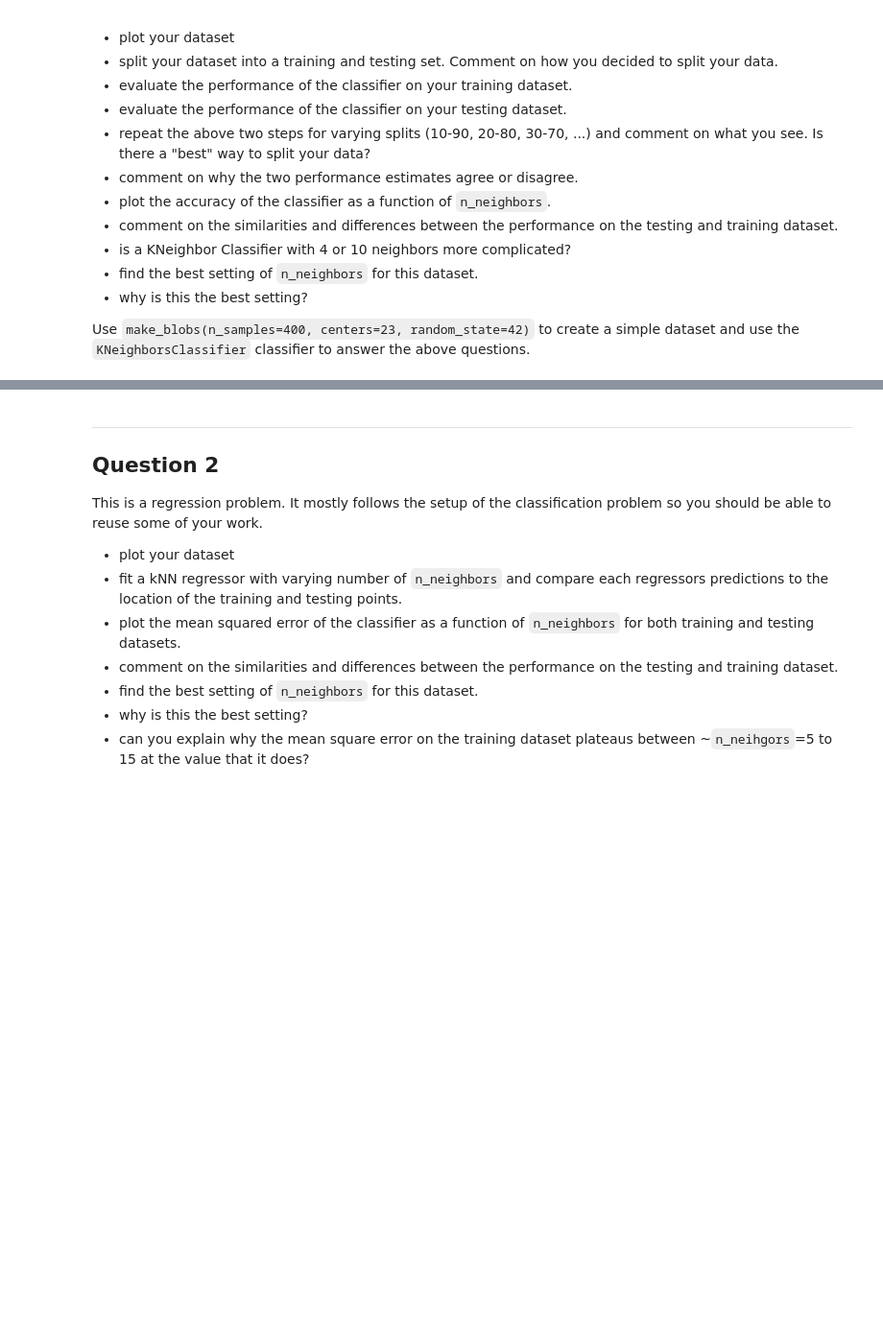
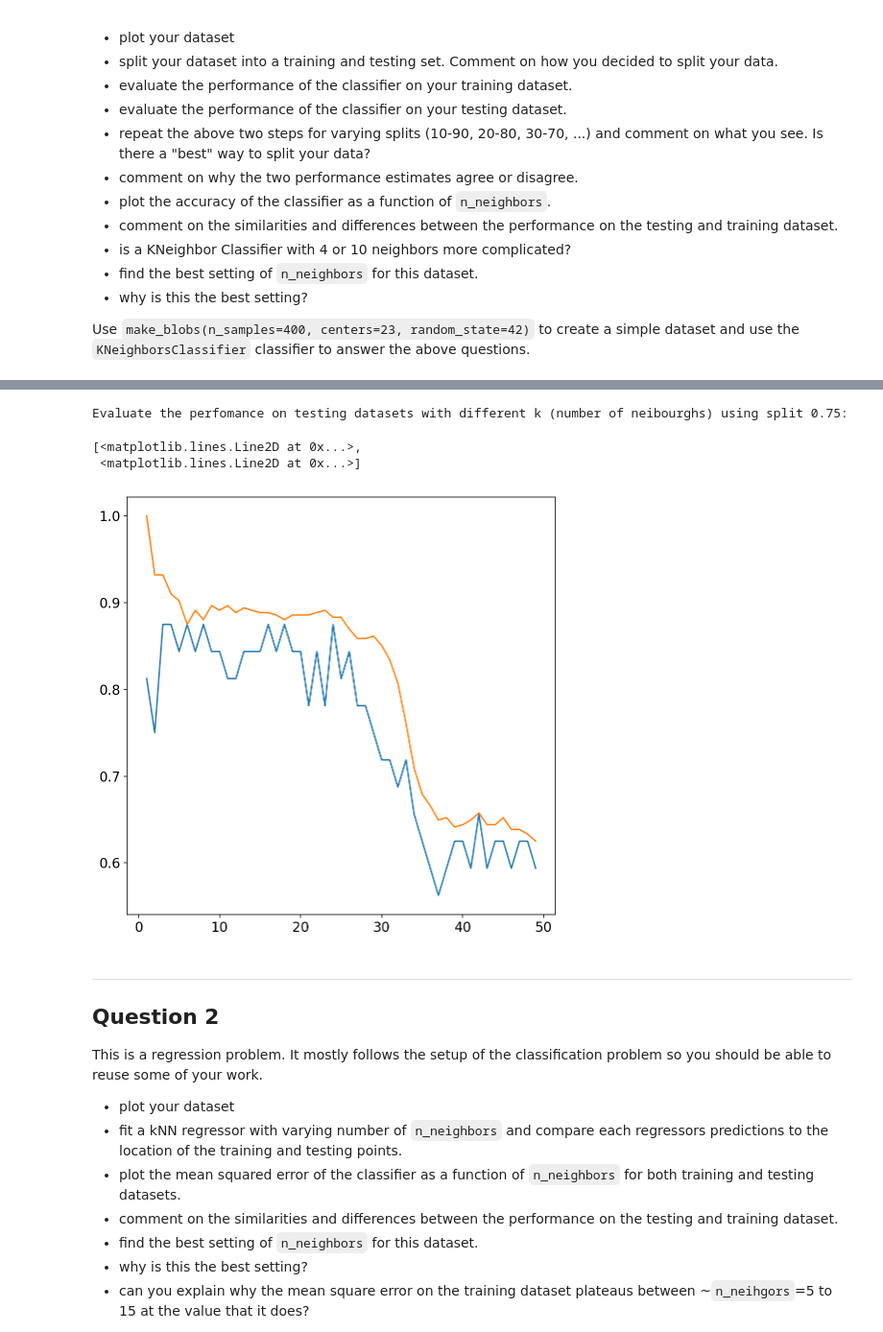
Before and after one commit to makarpov/advanced-computing-2018, a Jupyter notebook: material/lecture-01/exercise.ipynb, the cells around one changed output, grey strips where cells are left out. Shown: that part at 96% size. Drawn from its saved outputs; the diff is of its cells as text; code cells hidden in the pictures; blank space fills up the shorter version.

```diff
--- a/material/lecture-01/exercise.ipynb
+++ b/material/lecture-01/exercise.ipynb
@@ -92,3 +150,27 @@ plt.scatter(X[:, 0], X[:, 1], c=y)
+# %%
+# Evaluate the perfomance on testing datasets with different k (number of neibourghs) using split 0.75:
+print "\nEvaluate the perfomance on testing datasets with different k (number of neibourghs) using split 0.75:"
+
+split = 0.92
+X_train,X_test, y_train,y_test = train_test_split(X, y, train_size = split)
+train_scores = []
+test_scores = []
+
+
+for k in range(1,50):
+    clf = KNeighborsClassifier(n_neighbors=k)
+    clf.fit(X_train, y_train)
+    train_scores.append(clf.score(X_train, y_train))
+    test_scores.append(clf.score(X_test, y_test))
+
+plt.plot(range(1,50),test_scores,range(1,50),train_scores)
+
+ # classifier with 4 neibourghs is more complicated, because the model complexity decreases with increasing k
+# %% [output]
+Evaluate the perfomance on testing datasets with different k (number of neibourghs) using split 0.75:
+[<matplotlib.lines.Line2D at 0x...>,
+ <matplotlib.lines.Line2D at 0x...>]
+[figure, added]
 # %% [markdown]
 ---
 
```
Also changed, not shown: parts of 10 cells of this notebook.
